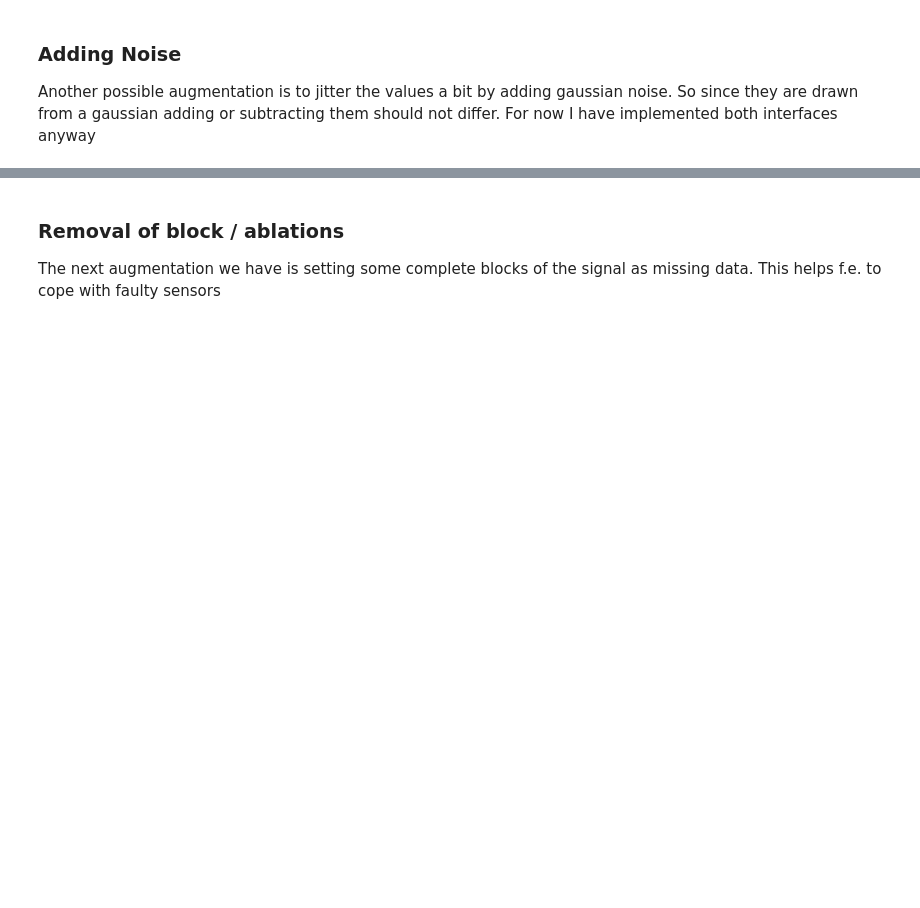
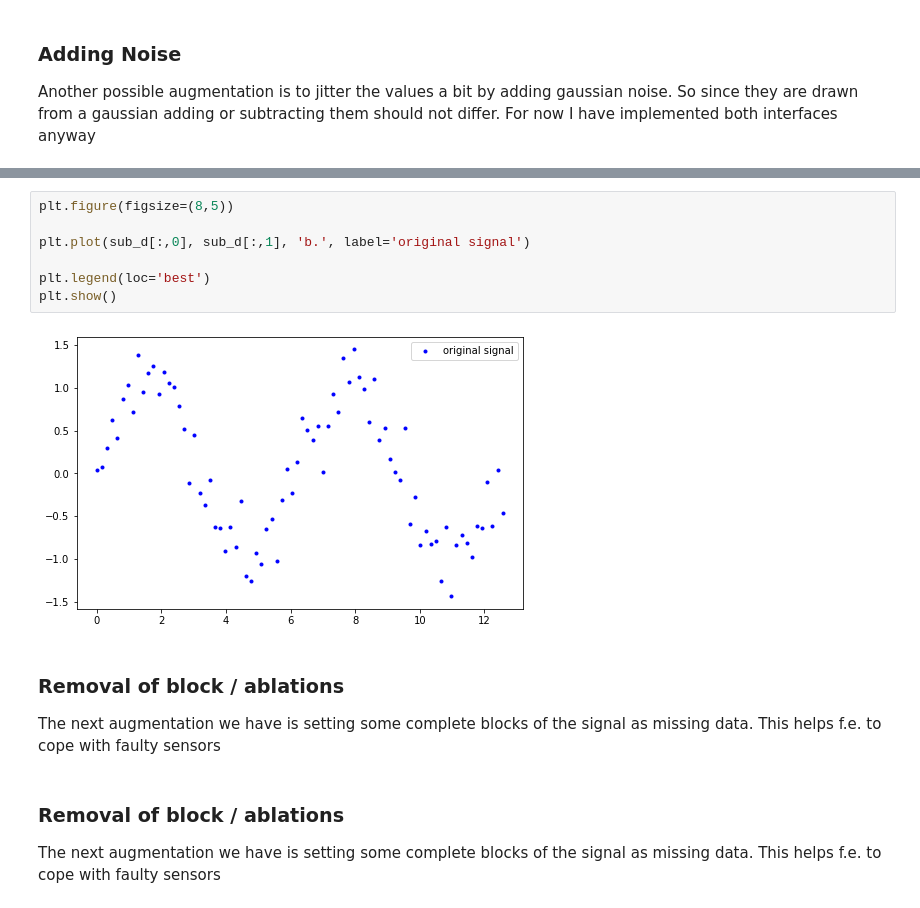
Before and after one commit to grazai/contrastive-learning-june-2020, a Jupyter notebook: examples/different-sensors-jsimon/basic-augmentation-tests.ipynb, the cells around one changed output, grey strips where cells are left out. Cells and saved outputs as stored; diff of their text form; blank space fills up the shorter version.

Commit message:
changes to add labels

```diff
--- a/examples/different-sensors-jsimon/basic-augmentation-tests.ipynb
+++ b/examples/different-sensors-jsimon/basic-augmentation-tests.ipynb
@@ -122,3 +122,17 @@ data with only two columns is assumed to have no missing value field, just retur
+# %%
+plt.figure(figsize=(8,5))
+
+plt.plot(sub_d[:,0], sub_d[:,1], 'b.', label='original signal')
+
+plt.legend(loc='best')
+plt.show()
+# %% [output]
+[figure, added]
+# %% [markdown]
+### Removal of block / ablations
+
+The next augmentation we have is setting some complete blocks of the signal as missing data. This helps f.e. to cope
+with faulty sensors
 # %% [markdown]
 ### Removal of block / ablations
 
```
Also changed, not shown: parts of 6 cells of this notebook, 4 other files.
